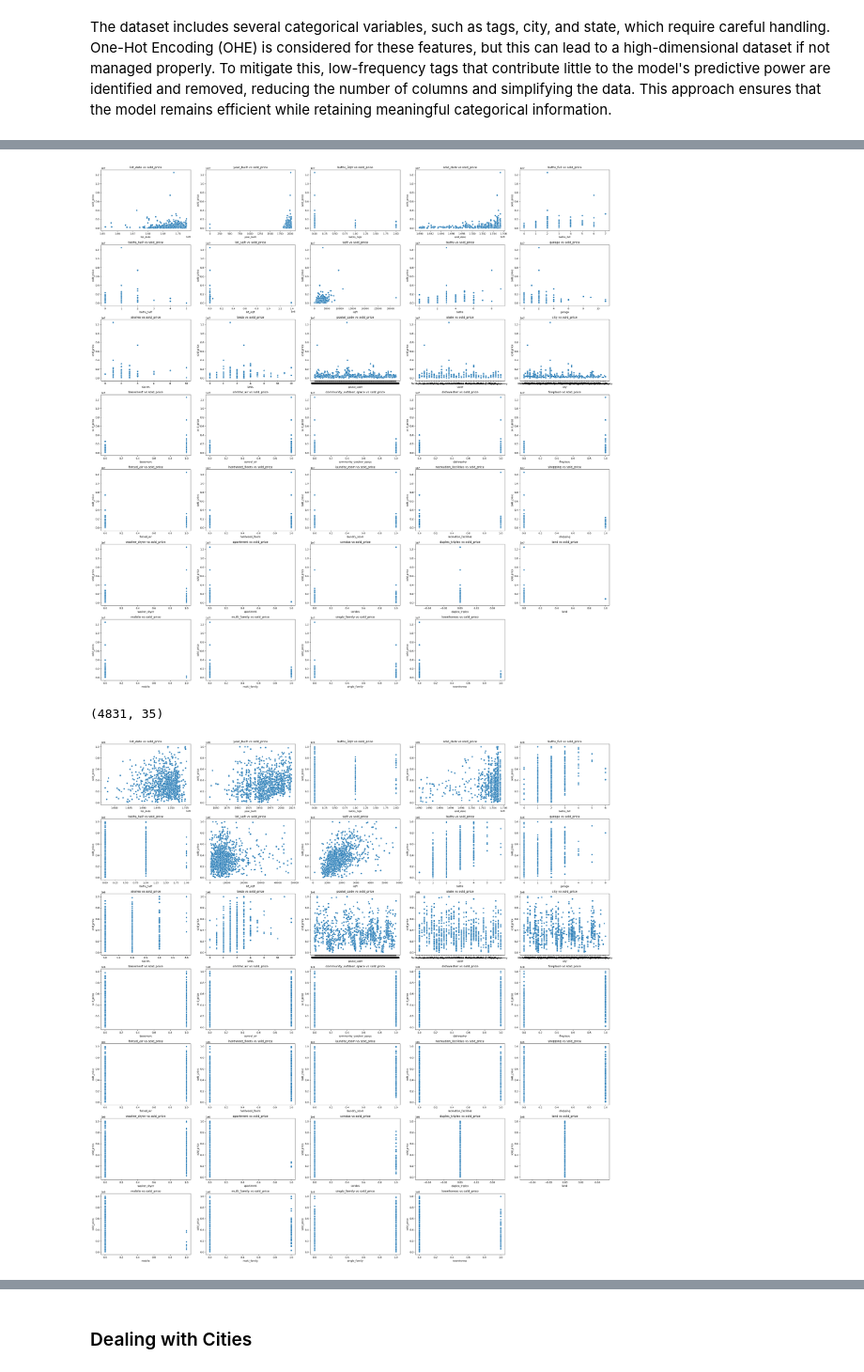
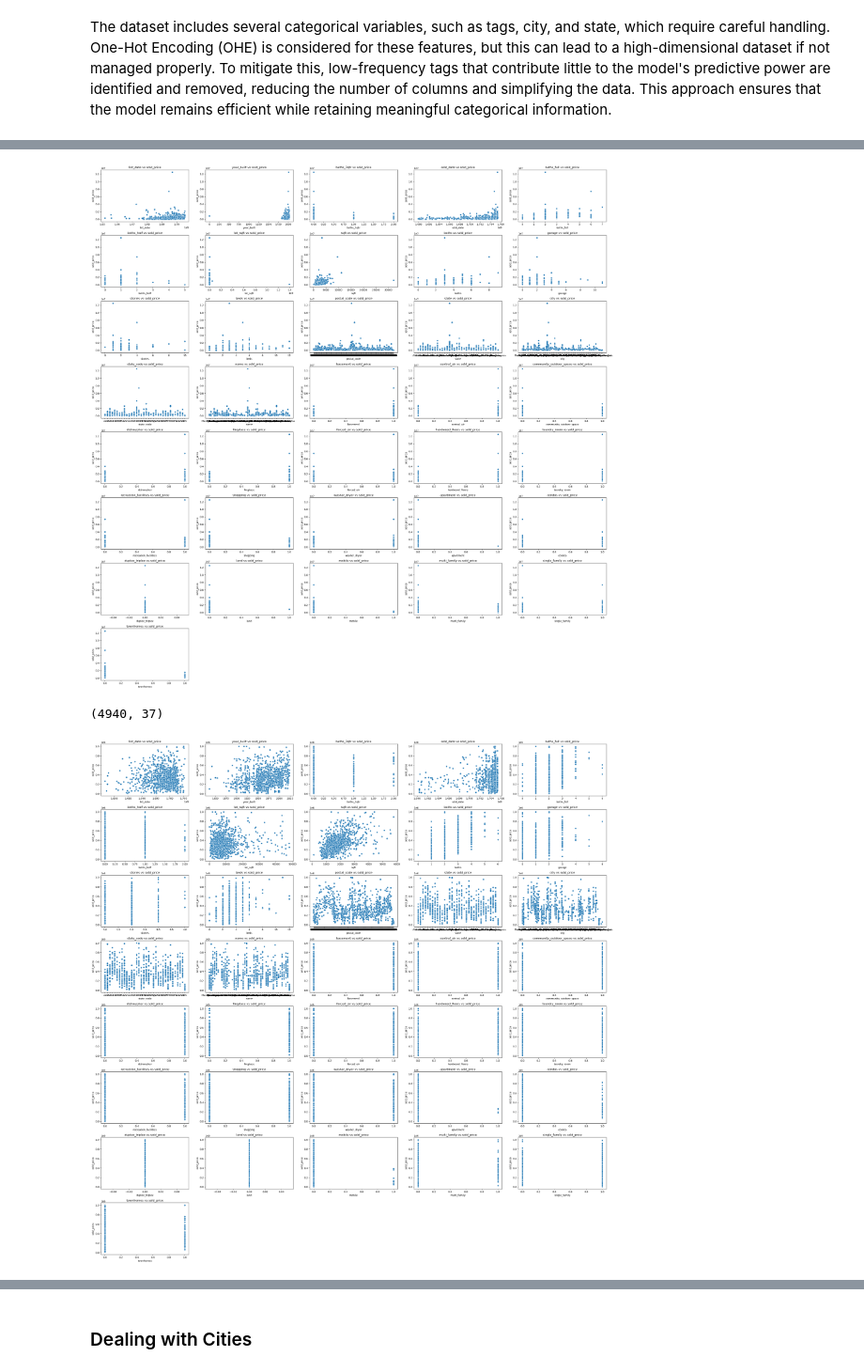
Before and after one commit to Gur212/Data-Science-Midterm-Project, a Jupyter notebook: notebooks/1 - EDA.ipynb, the cells around one changed output, grey strips where cells are left out. Shown at 94% size. Cells and saved outputs as stored; diff of their text form; code cells hidden in the pictures.

Commit message:
cleaned up all notebooks. implemented custom functions for stretch

```diff
--- a/notebooks/1 - EDA.ipynb
+++ b/notebooks/1 - EDA.ipynb
@@ -618,8 +533,0 @@ type_ohe_df
-# %%
-#Join type_OHE dataframe and drop description.type column
-combined_df = combined_df.drop(columns=['description.type']).join(type_ohe_df)
-# %%
-#Drop other undesired columns
-combined_df = combined_df.drop(columns=['filtered_tags'])
-combined_df = combined_df.drop(columns=['location.address.state_code'])
-combined_df = combined_df.drop(columns=['location.county.name'])
@@ -642,3 +534,5 @@ combined_df
+# %%
+combined_df = fv.encode_tags(combined_df, 1500)
 # %%
 #Remove sub_type column as it has a lot of NULLs
 cleaned_combined_df = combined_df.copy()
@@ -677,7 +571,7 @@ memory usage: 1.6+ MB
 # %%
 #Convert dates to UNIX Timestamps
 cleaned_combined_df["list_date"] = pd.to_datetime(cleaned_combined_df["list_date"], format="ISO8601", utc=True)
-cleaned_combined_df["list_date"] = cleaned_combined_df["list_date"].astype(int) / 10**9
+cleaned_combined_df["list_date"] = cleaned_combined_df["list_date"].astype('int64') / 10**9
 
 cleaned_combined_df["description.sold_date"] = pd.to_datetime(cleaned_combined_df["description.sold_date"], utc=True)
-cleaned_combined_df["description.sold_date"] = cleaned_combined_df["description.sold_date"].astype(int) / 10**9
+cleaned_combined_df["description.sold_date"] = cleaned_combined_df["description.sold_date"].astype('int64') / 10**9
@@ -723,31 +578,31 @@ def vis_subplots(x_df, y_df,desired_columns=5, figure_size=[30,30]):
 # %%
 #Visualize cleaned dataframe
-vis_subplots(
+fv.vis_subplots(
     cleaned_combined_df.drop(columns=['description.sold_price']),
     cleaned_combined_df['description.sold_price'])
 # %% [output]
-[figure, old version]
+[figure, new version]
 # %%
 #Filter outliers
 cleaned_combined_df = cleaned_combined_df.loc[cleaned_combined_df["list_date"] > 1670000000]
 cleaned_combined_df = cleaned_combined_df.loc[cleaned_combined_df["description.sold_price"] <= 1000000]
 cleaned_combined_df = cleaned_combined_df.loc[cleaned_combined_df["description.sold_price"] != 0]
 cleaned_combined_df = cleaned_combined_df.loc[cleaned_combined_df["description.year_built"] != 0]
 cleaned_combined_df = cleaned_combined_df.loc[cleaned_combined_df["description.baths_half"] < 5]
 cleaned_combined_df = cleaned_combined_df.loc[cleaned_combined_df["description.lot_sqft"] < 50000]
 cleaned_combined_df = cleaned_combined_df.loc[cleaned_combined_df["description.sqft"] < 6500]
 cleaned_combined_df = cleaned_combined_df.loc[cleaned_combined_df["description.garage"] <= 6]
 cleaned_combined_df = cleaned_combined_df.loc[cleaned_combined_df["description.stories"] < 5]
 
 print(cleaned_combined_df.shape)
 
 #Review subplots
-vis_subplots(
+fv.vis_subplots(
     cleaned_combined_df.drop(columns=['description.sold_price']),
     cleaned_combined_df['description.sold_price'])
 # %% [output]
-(4831, 35)
+(4940, 37)
-[figure, old version]
+[figure, new version]
 # %%
 cleaned_combined_df['list_date'].min()
 # %% [output]
```
Also changed, not shown: parts of 67 cells of this notebook, 16 other files.
